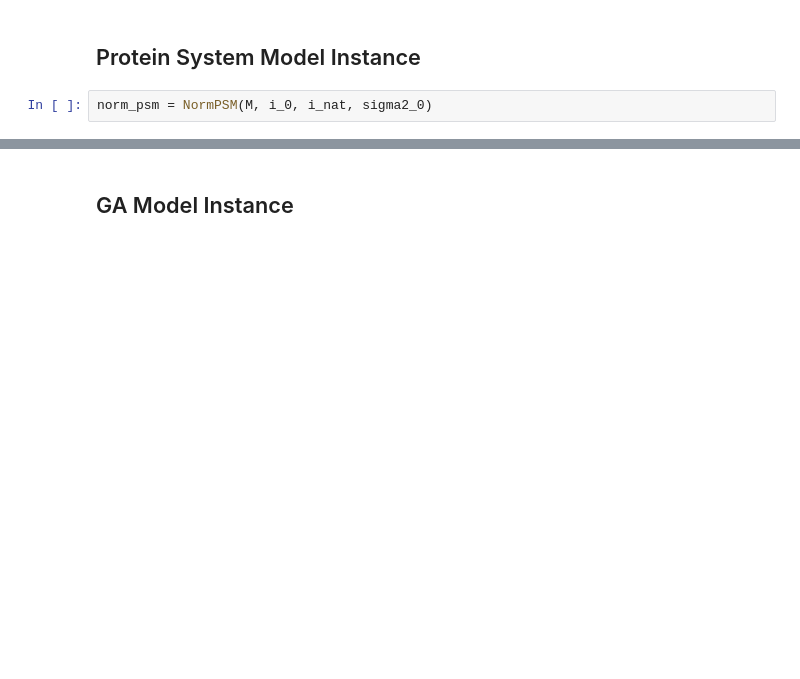
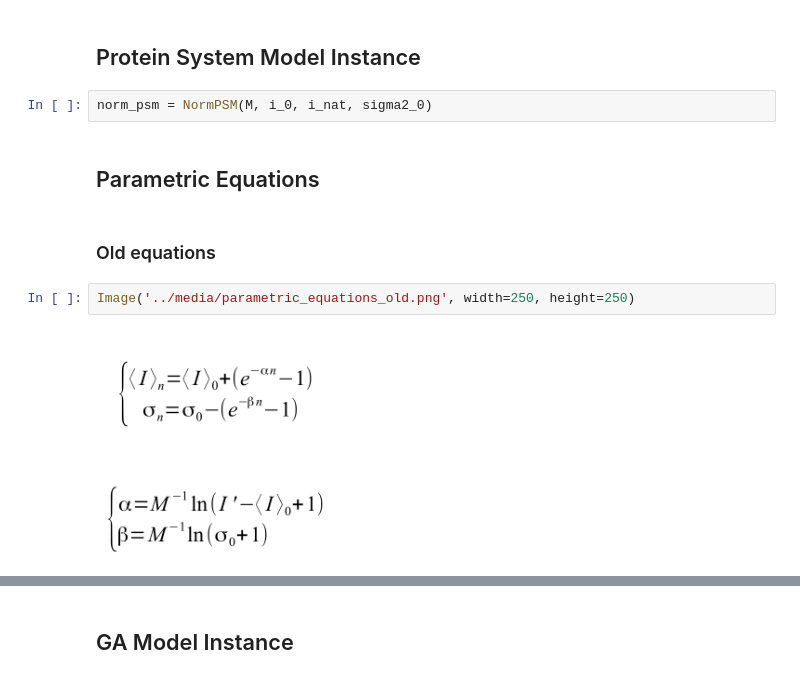
Before and after one commit to jafiorote/ga_error_sources_framework, a Jupyter notebook: notebooks/model_exploration.ipynb, the cells around one changed output, grey strips where cells are left out. Drawn from its saved outputs; the diff is of its cells as text; blank space fills up the shorter version.

Commit message:
add new parametric eq

```diff
--- a/notebooks/model_exploration.ipynb
+++ b/notebooks/model_exploration.ipynb
@@ -50,3 +51,11 @@ minimize = False
 ## Protein System Model Instance
 # %%
 norm_psm = NormPSM(M, i_0, i_nat, sigma2_0)
+# %% [markdown]
+## Parametric Equations
+# %% [markdown]
+### Old equations
+# %%
+Image('../media/parametric_equations_old.png', width=250, height=250)
+# %% [output]
+[figure, added]
```
Also changed, not shown: parts of 9 cells of this notebook, 2 other files.
